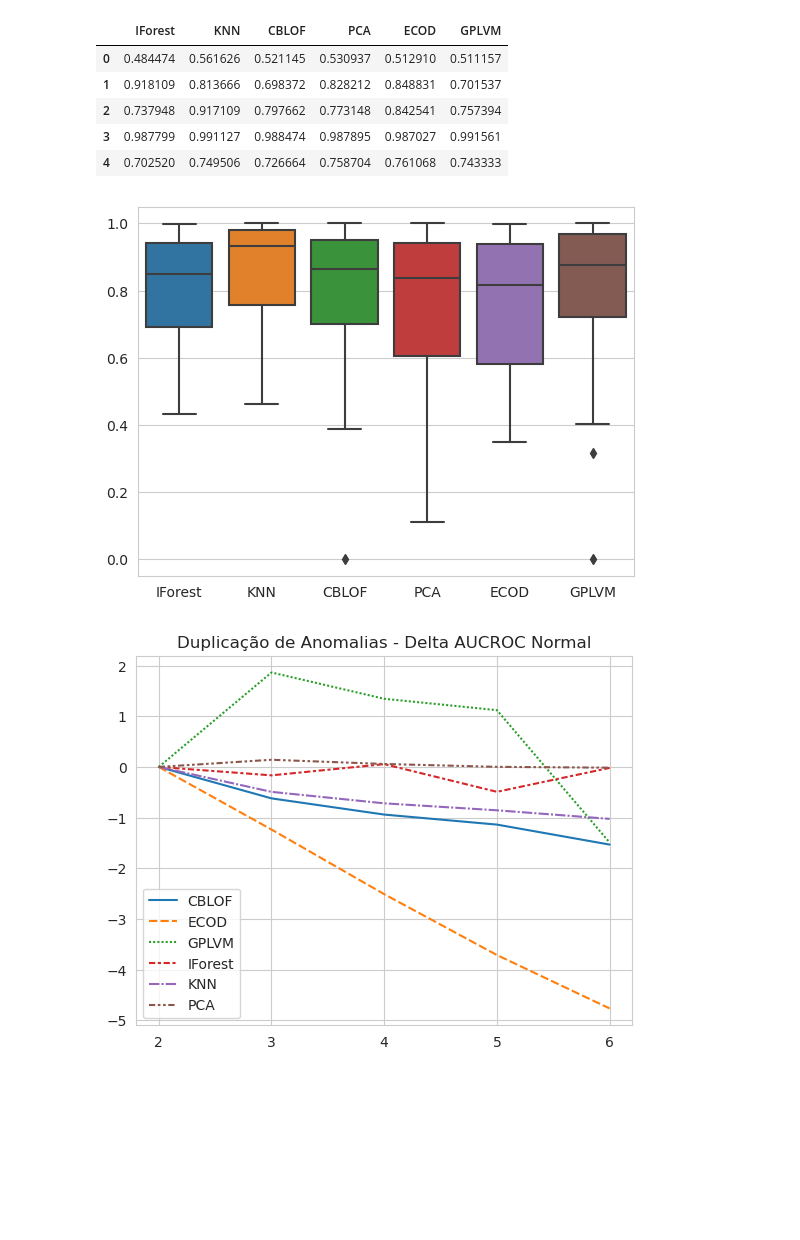
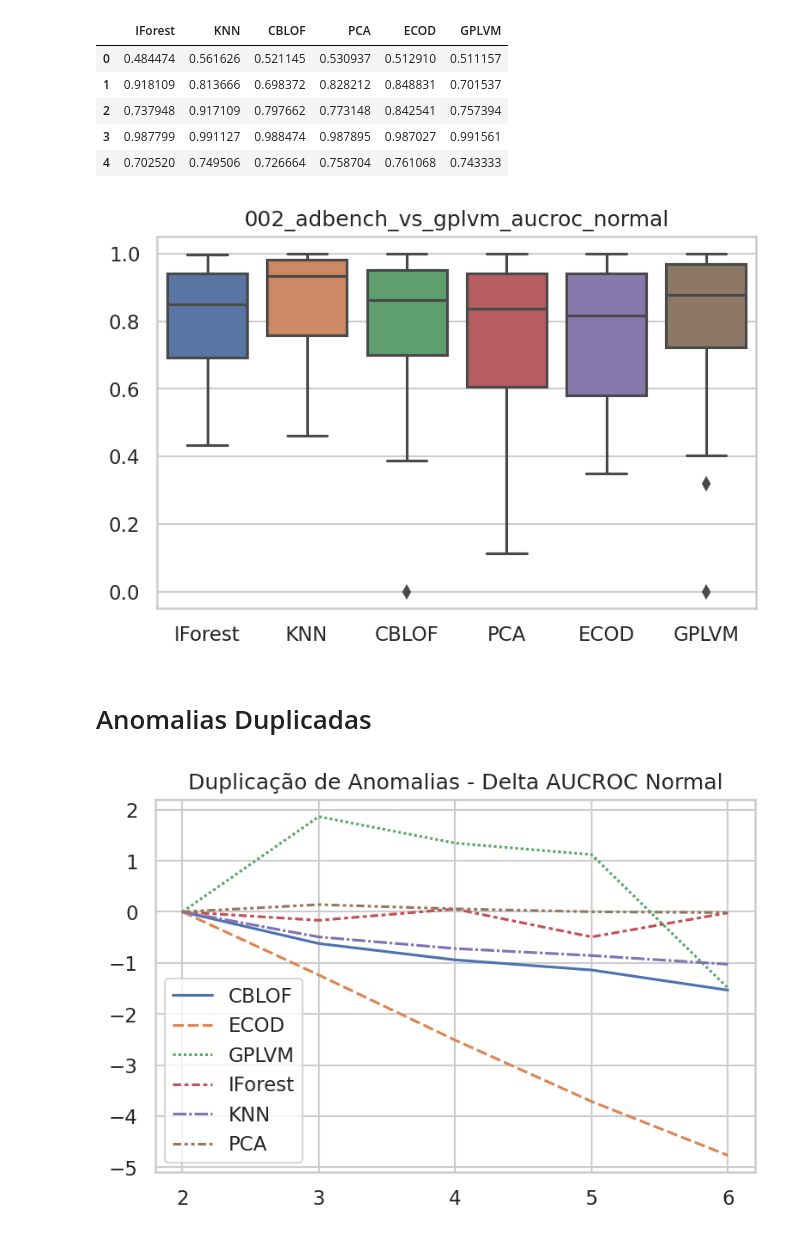
Before and after one commit to davinavarro/OE-GPLVM, a Jupyter notebook: 13_results_analysis.ipynb, the cells around one changed output. Cells and saved outputs as stored; diff of their text form; code cells hidden in the pictures; blank space fills up the shorter version.

```diff
--- a/13_results_analysis.ipynb
+++ b/13_results_analysis.ipynb
@@ -3,7 +3,6 @@ pip install tueplots
 # %%
-from tueplots import bundles, axes
-
-plt.rcParams.update({"figure.dpi": 150})
+#from tueplots import bundles, axes
+#plt.rcParams.update({"figure.dpi": 150})
 # %%
 %load_ext autoreload
 %autoreload 2
@@ -17,7 +16,7 @@ import os
 import pandas as pd
 import numpy as np
 from scipy.stats import spearmanr, pearsonr
-
+sns.set_theme(rc={'figure.dpi': 150, 'figure.figsize': (6, 3.75)})
 utils = Utils()
 import time
 # %% [output]
@@ -38,12 +36,13 @@ df.head(5)
 | 4 | 0.702520 | 0.749506 | 0.726664 | 0.758704 | 0.761068 | 0.743333 |
 # %%
 sns.set_style("whitegrid")
-sns.boxplot(data=df)
+s = sns.boxplot(data=df)
 s.set_title("002_adbench_vs_gplvm_aucroc_normal")
-plt.savefig(
-    "experiments/complete/adbench/standard/002_adbench_vs_gplvm_aucroc_normal.jpg"
-)
+None
+#plt.savefig(
+#    "experiments/complete/adbench/standard/002_adbench_vs_gplvm_aucroc_normal.jpg"
+#)
 # %% [output]
-[figure, old version]
+[figure, new version]
 # %%
 base = "experiments/complete/adbench/duplicate_anomalies/"
@@ -77,0 +60,2 @@ for path in os.listdir(base):
+# %% [markdown]
+# Anomalias Duplicadas
@@ -101,7 +98,7 @@ s = sns.lineplot(df_normal_aucroc_delta)
 s.set_title("Duplicação de Anomalias - Delta AUCROC Normal")
 None
 # %% [output]
-[figure, old version]
+[figure, new version]
 # %%
 df_normal_aucpr = df_result.loc[
     df_result.index.isin(
```
Also changed, not shown: parts of 12 cells of this notebook, 5 other files.
